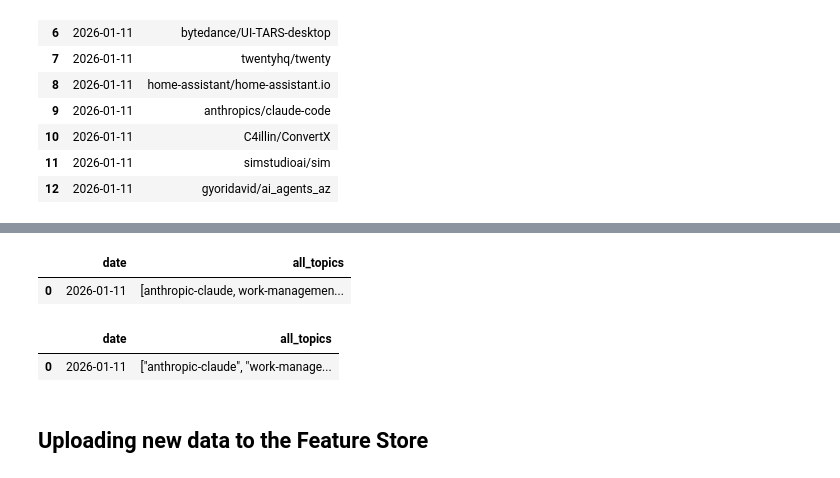
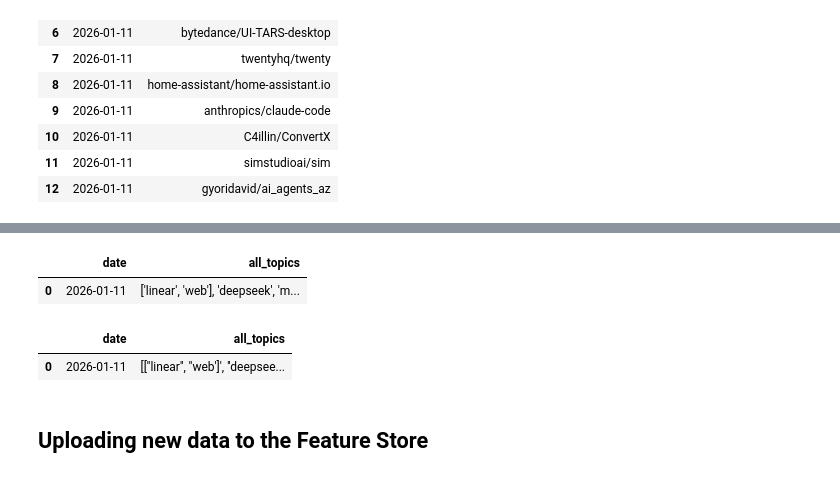
Before and after one commit to Mint-SUGA/Github_Release_Popularity_Prediction, a Jupyter notebook: daily_feature_pipeline.ipynb, the cells around one changed output, grey strips where cells are left out. Saved outputs shown, nothing was run; the diff lists cells and outputs as text; code cells hidden in the pictures.

```diff
--- a/daily_feature_pipeline.ipynb
+++ b/daily_feature_pipeline.ipynb
@@ -160,6 +160,23 @@ for i, row in trending_df_with_topics.iterrows():
             trending_df_with_topics.at[i, 'topics'] = []
         time.sleep(0.8 if GITHUB_TOKEN else 2)
 
+def transform_format(df, topics_column='topics'):
+    def make_list(topics_list):
+        if not isinstance(topics_list, list) or len(topics_list) == 0:
+            return []
+        items = []
+        if len(topics_list) == 1:
+            items.append(f"['{topics_list[0]}']")
+        else:
+            items.append(f"['{topics_list[0]}'")
+            for item in topics_list[1:-1]:
+                items.append(f"'{item}'")
+            items.append(f"'{topics_list[-1]}']")
+        return items
+    df[topics_column] = df[topics_column].apply(make_list)
+    return df
+
+trending_df_with_topics = transform_format(trending_df_with_topics, 'topics')
 trending_df_with_topics
 # %% [output]
 |  | date | repo_full_name | topics |
@@ -179,36 +196,42 @@ trending_df_with_topics
 # %%
 trending_df_with_topics = trending_df_with_topics.drop(columns=['repo_full_name'])
-
-def parse_topics(topic_str):
-    if ',' in topic_str:
-        return [t.strip() for t in topic_str.split(',')]
-    else:
-        return [topic_str.strip()]
-
-# trending_df_with_topics['topics'] = trending_df_with_topics['topics'].apply(parse_topics)
 trending_df_with_topics['date'] = pd.to_datetime(trending_df_with_topics['date'])
 
 def aggregate_topics(group):
     all_topics = []
     for topics in group:
         all_topics.extend(topics)
     return list(set(all_topics))
 
 daily_topics_df = trending_df_with_topics.groupby('date')['topics'].apply(aggregate_topics).reset_index()
 daily_topics_df.columns = ['date', 'all_topics']
 
 daily_topics_df
 # %% [output]
 |  | date | all_topics |
-| 0 | 2026-01-11 | [anthropic-claude, work-managemen... |
+| 0 | 2026-01-11 | ['linear', 'web'], 'deepseek', 'm... |
 # %%
-daily_topics_df['all_topics'] = daily_topics_df['all_topics'].apply(
-    lambda x: json.dumps(x) if x else '[]'
-)
+def transform_format(df, topics_column='all_topics'):
+    def make_list(topics_list):
+        if not isinstance(topics_list, list) or len(topics_list) == 0:
+            return []
+        items = []
+        if len(topics_list) == 1:
+            items.append(f"['{topics_list[0]}']")
+        else:
+            items.append(f"['{topics_list[0]}'")
+            for item in topics_list[1:-1]:
+                items.append(f"'{item}'")
+            items.append(f"'{topics_list[-1]}']")
+        return items
+    df[topics_column] = df[topics_column].apply(make_list)
+    return df
+
+daily_topics_df = transform_format(daily_topics_df, 'all_topics')
 daily_topics_df
 # %% [output]
 |  | date | all_topics |
-| 0 | 2026-01-11 | ["anthropic-claude", "work-manage... |
+| 0 | 2026-01-11 | [[''linear'', ''web']', ''deepsee... |
 # %% [markdown]
 ## Uploading new data to the Feature Store
 # %%
```
Also changed, not shown: parts of 16 cells of this notebook.
